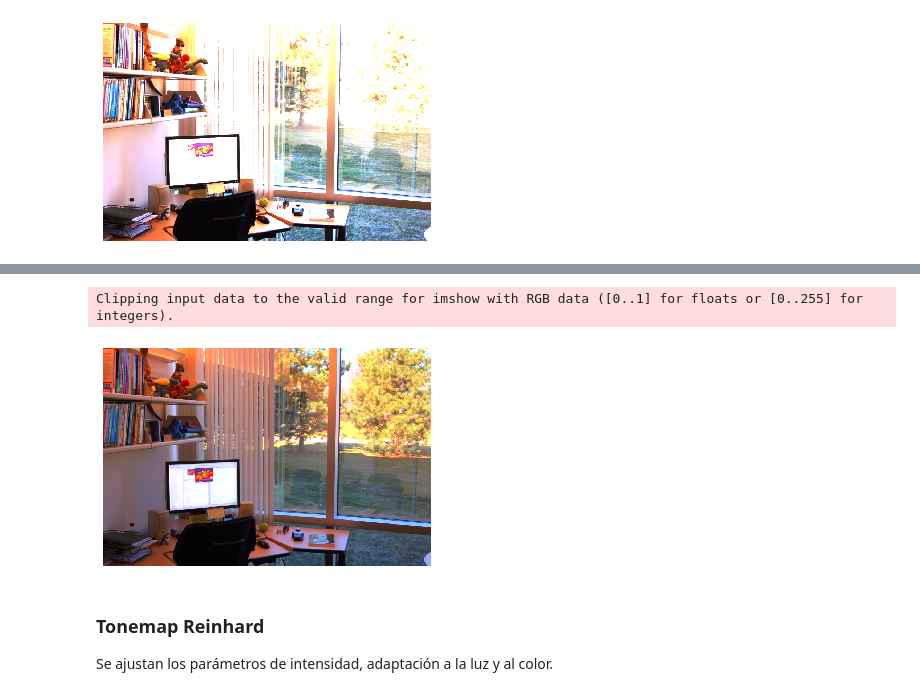
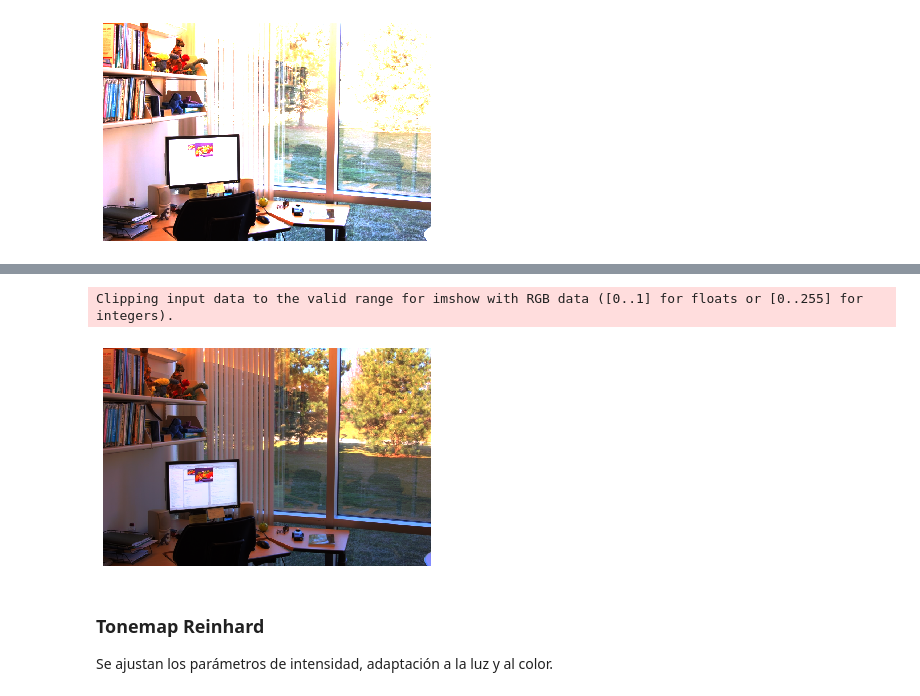
Before and after one commit to asp-image-dsp/image-processing-tp04, a Jupyter notebook: notebooks/ex8.ipynb, the cells around one changed output, grey strips where cells are left out. Saved outputs shown, nothing was run; the diff lists cells and outputs as text; code cells hidden in the pictures.

```diff
--- a/notebooks/ex8.ipynb
+++ b/notebooks/ex8.ipynb
@@ -72,13 +77,13 @@ Clipping input data to the valid range for imshow with RGB data ([0..1] for floa
 # %%
-tonemapDrago = cv.createTonemapDrago(gamma=1.0, saturation=1.0, bias=0.85)
+tonemapDrago = cv.createTonemapDrago(gamma=1, saturation=1, bias=0.99)
 ldrDrago = tonemapDrago.process(hdr)
 ldrDrago = 3*ldrDrago
 plt.imshow(ldrDrago)
 plt.axis('off')
 plt.show()
 # %% [output]
 Clipping input data to the valid range for imshow with RGB data ([0..1] for floats or [0..255] for integers).
-[figure, old version]
+[figure, new version]
 # %% [markdown]
 ### Tonemap Reinhard
 Se ajustan los parámetros de intensidad, adaptación a la luz y al color.
```
Also changed, not shown: parts of 8 cells of this notebook.
